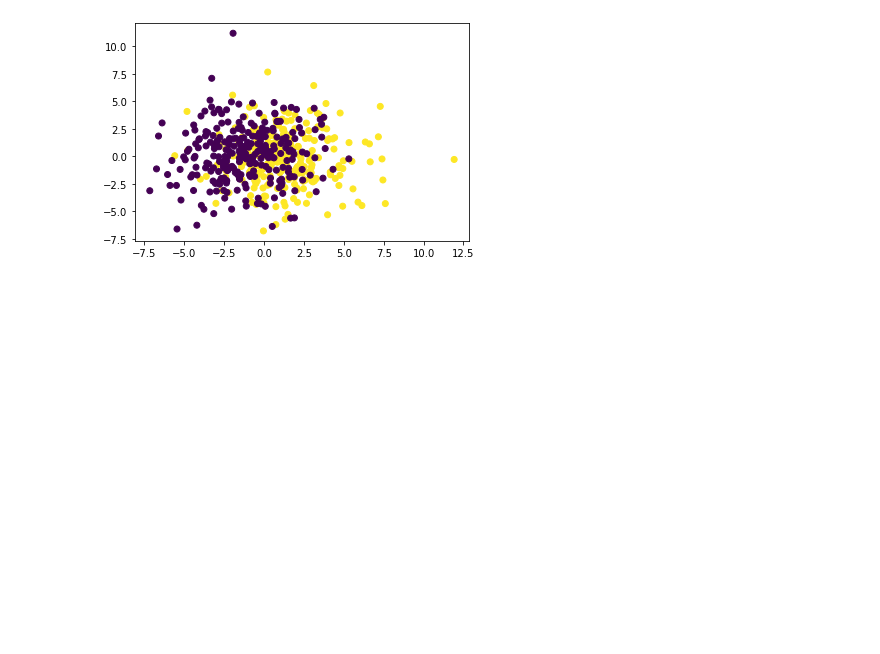
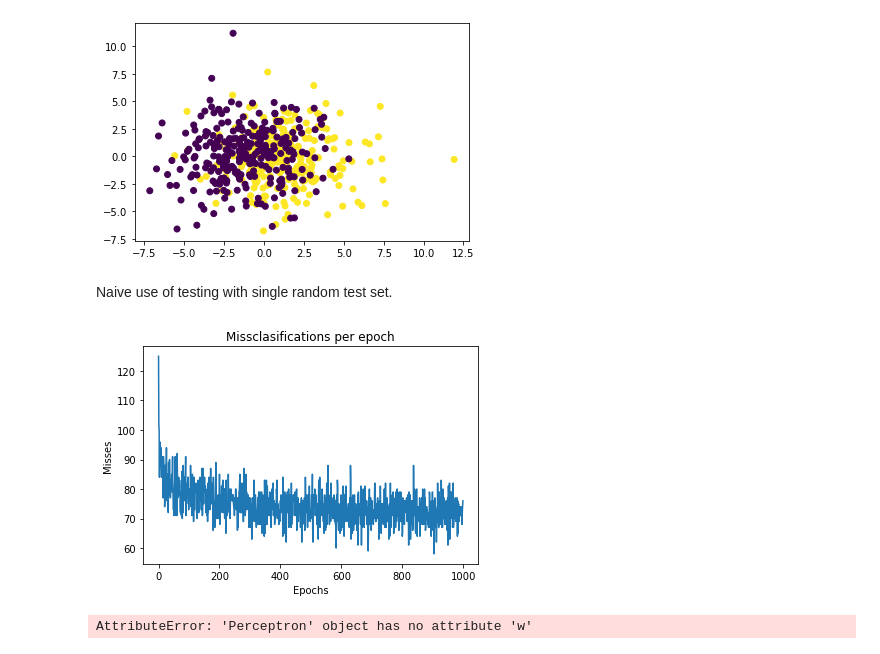
Before and after one commit to LuisRG30/Neural-Networks, a Jupyter notebook: PerceptronModels/SimplePerceptron/CrossValidate_RealData.ipynb, the cells around one changed output. Saved outputs shown, nothing was run; the diff lists cells and outputs as text; code cells hidden in the pictures; blank space fills up the shorter version.

```diff
--- a/PerceptronModels/SimplePerceptron/CrossValidate_RealData.ipynb
+++ b/PerceptronModels/SimplePerceptron/CrossValidate_RealData.ipynb
@@ -23,3 +23,5 @@ plt.show()
 [figure]
 # %%
 from Perceptron import Perceptron
+# %% [markdown]
+Naive use of testing with single random test set.
@@ -25,0 +30,18 @@ from Perceptron import Perceptron
+# %%
+X_train, X_test, y_train, y_test = train_test_split(X, y)
+# %%
+P = Perceptron(alpha=0.00001)
+# %%
+P.fit(X_train, y_train)
+# %%
+plt.plot(P.misses)
+plt.title("Missclasifications per epoch")
+plt.xlabel("Epochs")
+plt.ylabel("Misses")
+plt.show()
+# %% [output]
+[figure, added]
+# %%
+P.score(X_test, y_test)
+# %% [output]
+AttributeError: 'Perceptron' object has no attribute 'w'
```
Also changed, not shown: parts of 1 cell of this notebook, 2 other files.
